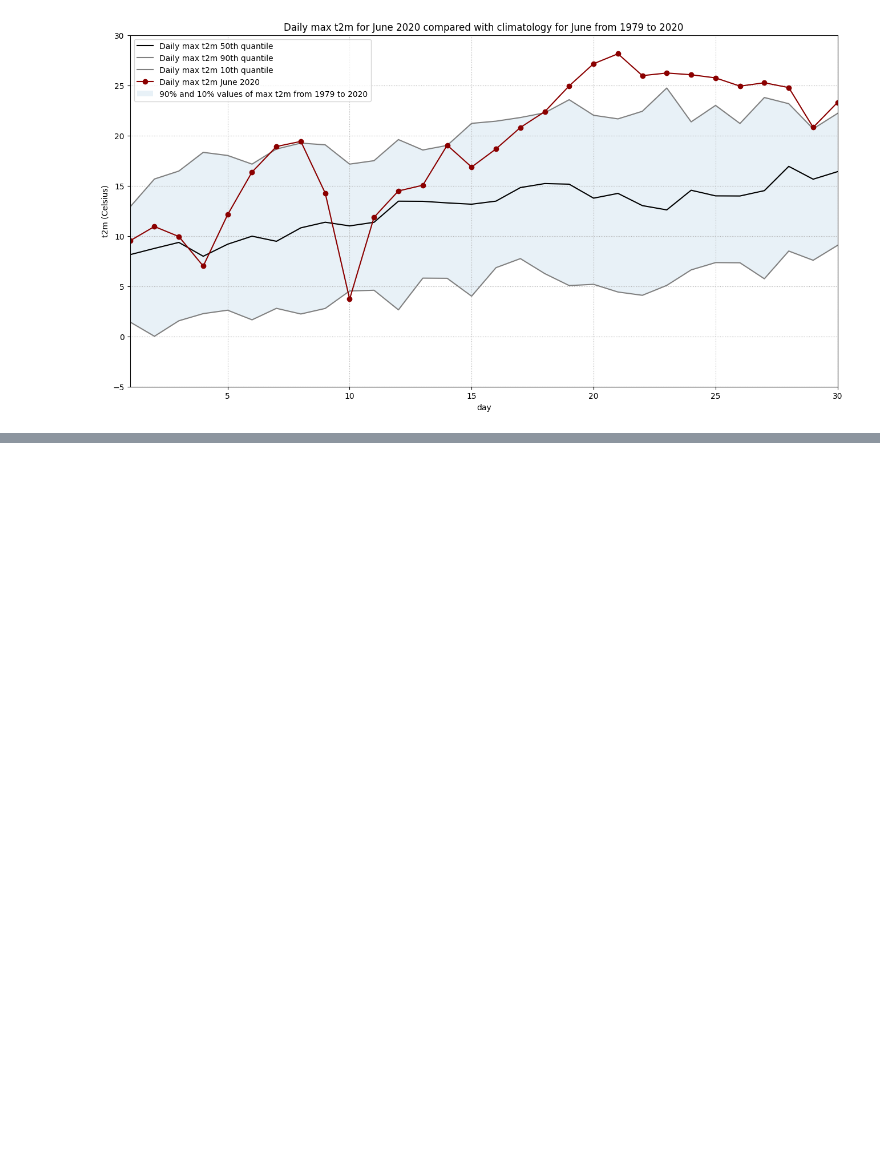
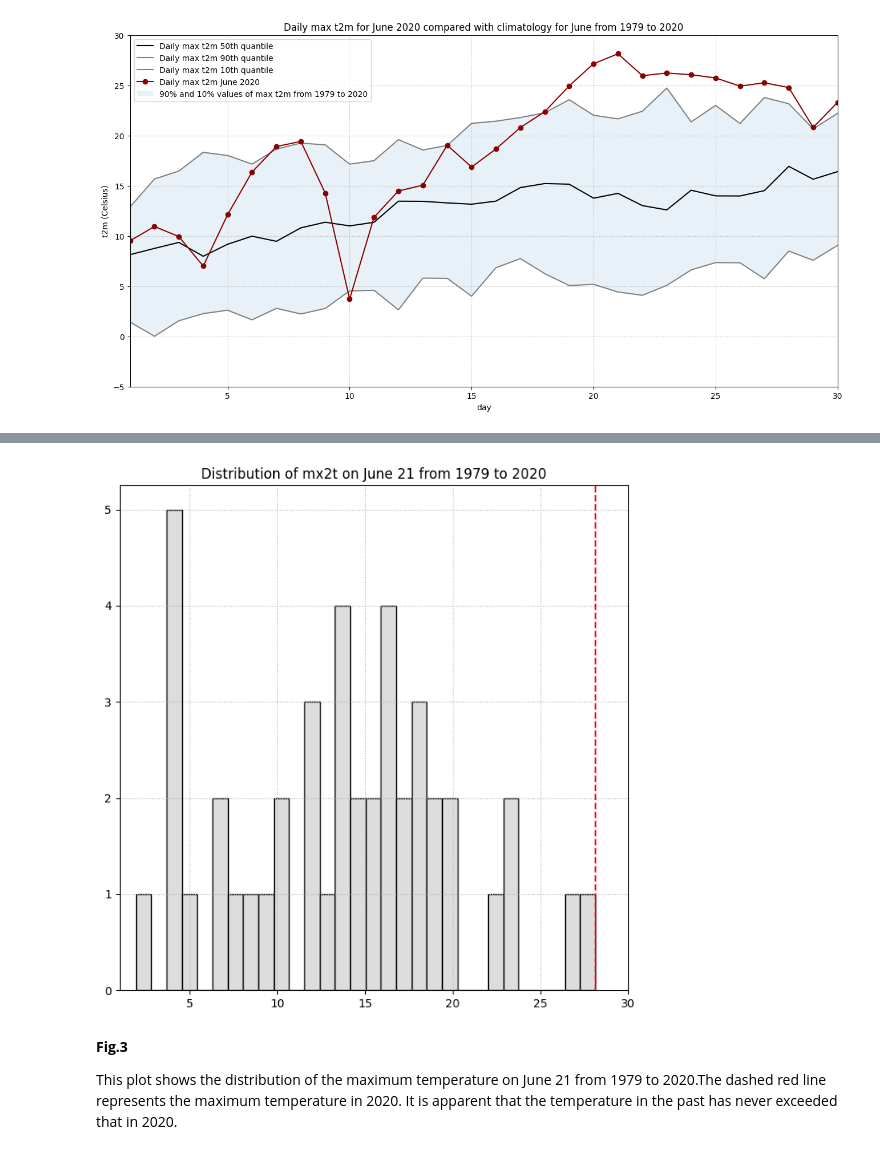
Before and after one commit to xinhe-zhang/heatwave, a Jupyter notebook: HW1.ipynb, the cells around one changed output, grey strips where cells are left out. Saved outputs shown, nothing was run; the diff lists cells and outputs as text; code cells hidden in the pictures; blank space fills up the shorter version.

```diff
--- a/HW1.ipynb
+++ b/HW1.ipynb
@@ -253,0 +254,4 @@ To better understand whether there were indeed unusual temperature changes in Ju
+# %%
+#selct only data on 21 June
+x_21 = mx2t[20::30] #start from index 20, for an interval of 30
+print(x_21)
@@ -253,0 +273,15 @@ To better understand whether there were indeed unusual temperature changes in Ju
+# %%
+#plot the probability distribution
+fig = plt.figure(figsize=(8,8))
+ax = plt.subplot()
+ax.hist(x_21, color = '#DDDDDD', ec = 'black',  bins=30)
+ax.set_xlim(1,30)
+ax.set_title('Distribution of mx2t on June 21 from 1979 to 2020')
+plt.axvline(x = x_2020_max.max(), color = 'red', label = 'axvline - full height', linestyle='--')
+ax.grid(linestyle='dotted')
+# %% [output]
+[figure, added]
+# %% [markdown]
+**Fig.3**
+
+This plot shows the distribution of the maximum temperature on June 21 from 1979 to 2020.The dashed red line represents the maximum temperature in 2020. It is apparent that the temperature in the past has never exceeded that in 2020.
```
Also changed, not shown: parts of 4 cells of this notebook.
